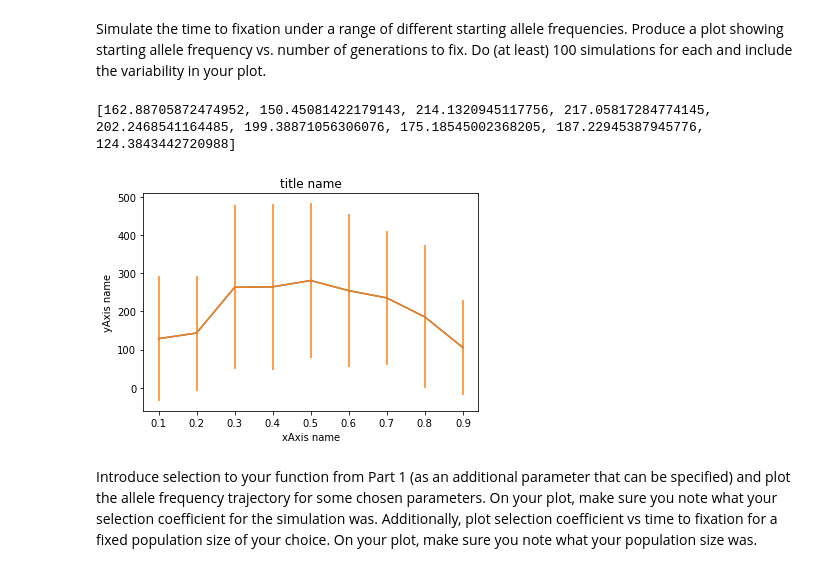
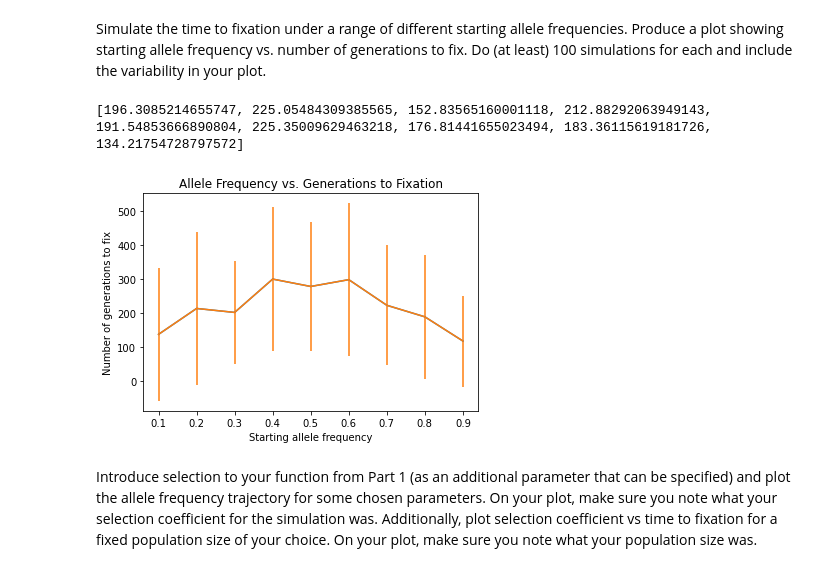
Before and after one commit to rgenner/qbb2021-answers, a Jupyter notebook: week8/Week8.ipynb, the cells around one changed output. Saved outputs shown, nothing was run; the diff lists cells and outputs as text; code cells hidden in the pictures.

```diff
--- a/week8/Week8.ipynb
+++ b/week8/Week8.ipynb
@@ -6,16 +6,14 @@ import numpy as np
 # %% [markdown]
 1. Create function for generating a population distribution given N population and p allele frequency
 # %%
-def WF_sim(pop_size,p,s): #define function for WF with input population size and allele freq
+def WF_sim(pop_size,p): #define function for WF with input population size and allele freq
     AF_list = [] #create empty list for AFs
     n = pop_size * 2 #n = population size * 2; 2N?
     while (p > 0) and (p < 1): #while AF is not fixed:
         i = rm.binomial(n,p)
-        p = i/n
-        AF_list.append(p) #add random binomial to AF_list... n and p?
+        p = i/n #frequency
+        AF_list.append(p) #add random frequency to AF_list?
     return AF_list
 
 print(WF_sim(100,0.9))
-#why is this going to 200?
-#iterate throguh with an actual numbers
 # %% [output]
@@ -71,26 +70,26 @@ Simulate the time to fixation under a range of different starting allele frequen
 # %%
 mean_fix = []
 std_fix = []
 
 AF_list = 0.1, 0.2, 0.3, 0.4, 0.5, 0.6, 0.7, 0.8, 0.9
 for AF in AF_list:
     trials = range(0,100)
     fix_rate2 = []
     for trial in trials:
         fix_rate2.append(len(WF_sim(100,AF)))
     std_fix.append(np.std(fix_rate2))
     mean_fix.append(np.mean(fix_rate2))
 
 print(std_fix)
 
 plt.plot(AF_list,mean_fix)
 plt.errorbar(AF_list, mean_fix, yerr=std_fix)
-plt.title('title name')
-plt.xlabel('xAxis name')
-plt.ylabel('yAxis name')
+plt.title('Allele Frequency vs. Generations to Fixation')
+plt.xlabel('Starting allele frequency')
+plt.ylabel('Number of generations to fix')
 plt.show()
 # %% [output]
-[162.88705872474952, 150.45081422179143, 214.1320945117756, 217.05817284774145, 202.2468541164485, 199.38871056306076, 175.18545002368205, 187.22945387945776, 124.3843442720988]
+[196.3085214655747, 225.05484309385565, 152.83565160001118, 212.88292063949143, 191.54853666890804, 225.35009629463218, 176.81441655023494, 183.36115619181726, 134.21754728797572]
-[figure, old version]
+[figure, new version]
 # %% [markdown]
 Introduce selection to your function from Part 1 (as an additional parameter that can be specified) and plot the allele frequency trajectory for some chosen parameters. On your plot, make sure you note what your selection coefficient for the simulation was. Additionally, plot selection coefficient vs time to fixation for a fixed population size of your choice. On your plot, make sure you note what your population size was.
```
Also changed, not shown: parts of 10 cells of this notebook.
